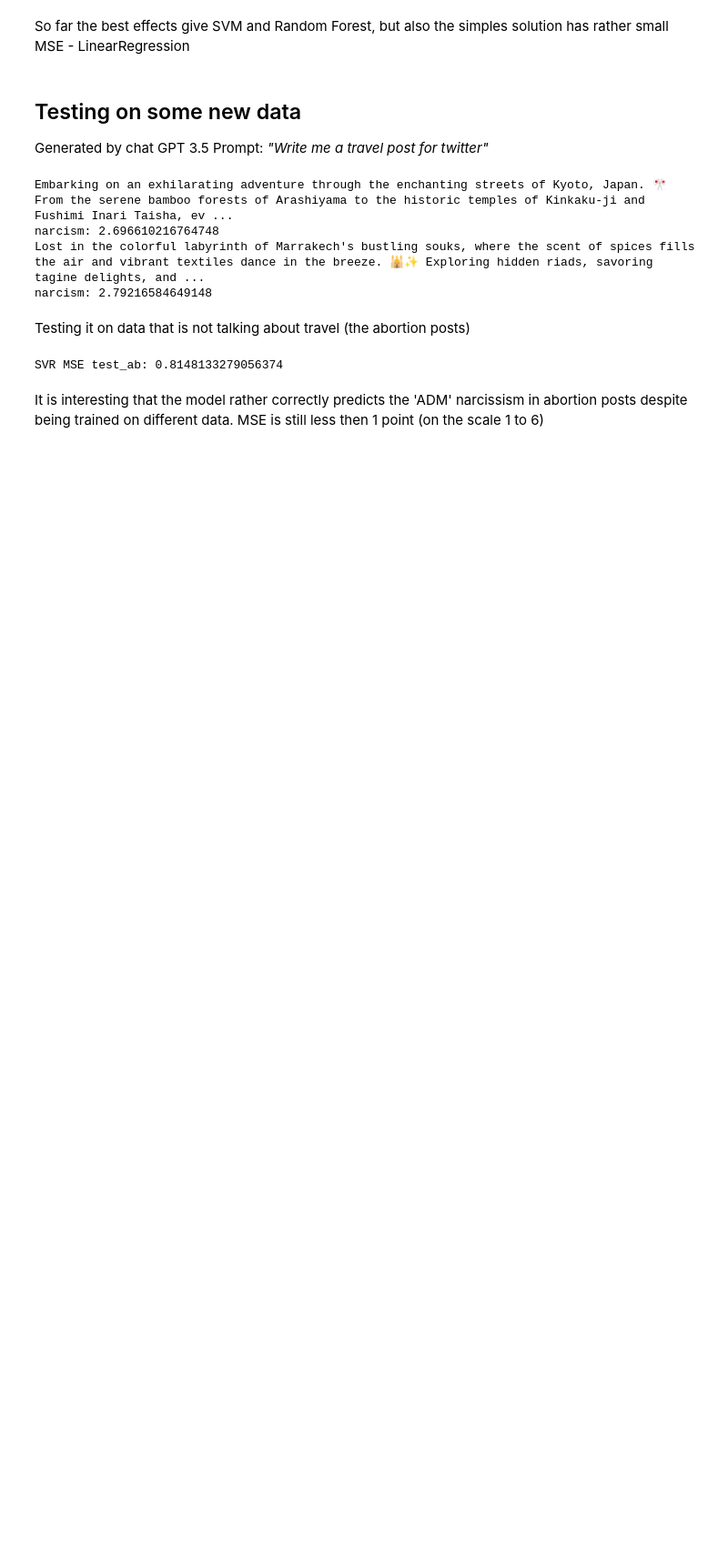
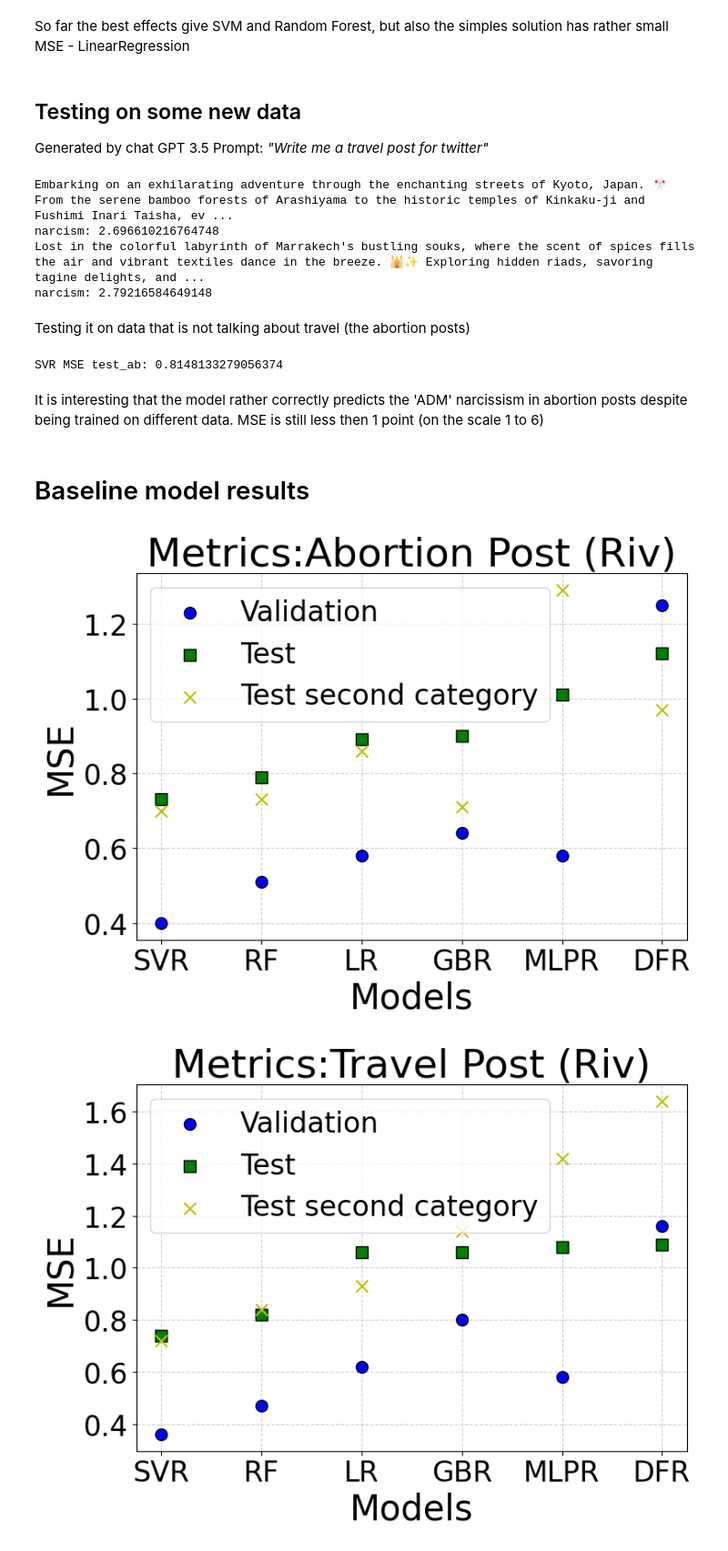
Before and after one commit to jfpio/narcissistic-twitter, a Jupyter notebook: notebooks/baseline_model.ipynb, the cells around one changed output. Shown: that part at 91% size. Drawn from its saved outputs; the diff is of its cells as text; code cells hidden in the pictures; blank space fills up the shorter version.

Commit message:
add graphs to notebooks

```diff
--- a/notebooks/baseline_model.ipynb
+++ b/notebooks/baseline_model.ipynb
@@ -179,3 +181,76 @@ print(f"SVR MSE test_ab: {mse}")
 SVR MSE test_ab: 0.8148133279056374
 # %% [markdown]
 It is interesting that the model rather correctly predicts the 'ADM' narcissism in abortion posts despite being trained on different data. MSE is still less then 1 point (on the scale 1 to 6)
+# %% [markdown]
+# Baseline model results
+# %%
+def plot_mse_scatter(models, val_mse, test_mse, other_model,title):
+    # Combine the data into a list of tuples for sorting
+    data = list(zip(models, val_mse, test_mse,other_model))
+
+    # Sort the data by test MSE
+    sorted_data = sorted(data, key=lambda x: x[2])
+
+    # Unpack the sorted data back into separate lists
+    sorted_models, sorted_val_mse, sorted_test_mse, other_model_mse = zip(*sorted_data)
+
+    # Convert the sorted models list to a numeric scale for plotting
+    x = range(len(sorted_models))
+
+    # Create a scatter plot with smaller figure size and larger fonts
+    plt.figure(figsize=(8, 6))
+
+    # Plot validation MSE
+    plt.scatter(x, sorted_val_mse, color='b', label='Validation', s=100, marker='o', edgecolor='k')
+
+    # Plot test MSE
+    plt.scatter(x, sorted_test_mse, color='g', label='Test', s=100, marker='s', edgecolor='k')
+
+    # Plot test MSE
+    plt.scatter(x, other_model_mse, color='y', label='Test second category', s=100, marker='x')
+
+    # Add labels and title with larger font size
+    plt.xlabel('Models', fontsize=30)
+    plt.ylabel('MSE', fontsize=30)
+    plt.title('Metrics:' + title, fontsize=34)
+    plt.xticks(x, sorted_models, fontsize=24)
+    plt.yticks(fontsize=24)
+    plt.legend(fontsize=24)
+
+    # Adding grid for better readability
+    plt.grid(True, linestyle='--', alpha=0.6)
+    plt.gca().set_axisbelow(True)  # Move grid lines to the background
+
+    # Display the plot
+    plt.tight_layout()
+    plt.show()
+
+# Data taken from Nepute
+models = ["LR", "SVR", "RF", "GBR", "MLPR", "DFR"]
+val_mse_adm_a = [0.83, 0.67, 0.70, 0.91, 0.88, 1.64]
+test_mse_adm_a = [0.79, 0.65, 0.74, 0.83, 1.04, 1.57]
+test_mse_adm_a_other = [0.75, 0.65, 0.70, 0.71, 1.08, 0.97]
+
+val_mse_riv_a = [0.58, 0.40, 0.51, 0.64, 0.58, 1.25]
+test_mse_riv_a = [0.89, 0.73, 0.79, 0.90, 1.01, 1.12]
+test_mse_riv_a_other = [0.86, 0.70, 0.73, 0.71, 1.29, 0.97]
+
+val_mse_riv_t = [0.62, 0.36, 0.47, 0.80, 0.58, 1.16]
+test_mse_riv_t = [1.06, 0.74, 0.82, 1.06, 1.08, 1.09]
+test_mse_riv_t_other = [0.93, 0.72, 0.84, 1.14, 1.42, 1.64]
+
+val_mse_adm_t = [0.72, 0.63, 0.61, 0.88, 0.68, 1.34]
+test_mse_adm_t = [0.77, 0.64, 0.74, 0.82, 0.94, 1.44]
+test_mse_adm_t_other = [0.87, 0.65, 0.66, 0.81, 0.96, 1.40]
+
+titles = ["Abortion Post (Riv)", "Travel Post (Riv)", "Abortion Post (Adm)", "Travel Post (Adm)"]
+
+
+# Calling the function
+plot_mse_scatter(models, val_mse_riv_a, test_mse_riv_a, test_mse_riv_a_other,titles[0])
+plot_mse_scatter(models, val_mse_riv_t, test_mse_riv_t, test_mse_riv_t_other,titles[1])
+plot_mse_scatter(models, val_mse_adm_a, test_mse_adm_a, test_mse_adm_a_other,titles[2])
+plot_mse_scatter(models, val_mse_adm_t, test_mse_adm_t, test_mse_adm_t_other,titles[3])
+# %% [output]
+[figure, added]
+[figure, added]
```
Also changed, not shown: parts of 9 cells of this notebook, 3 other files.
